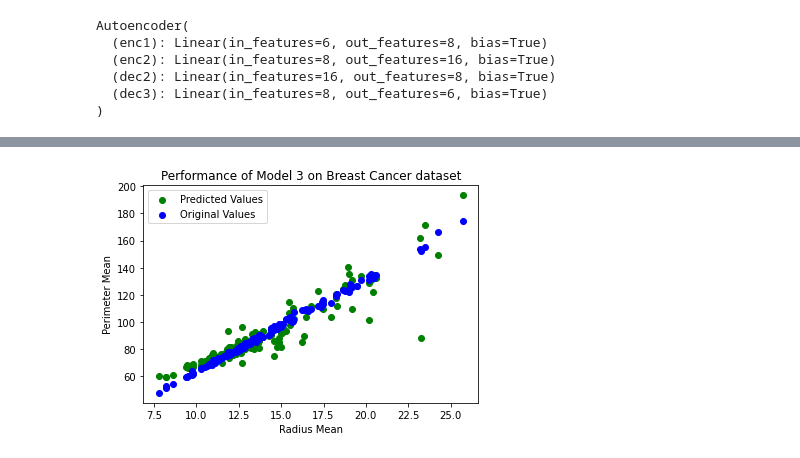
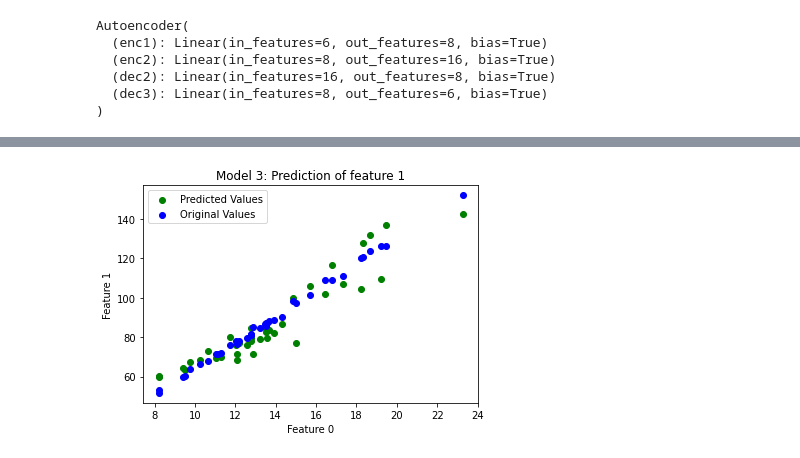
Before and after one commit to n-minhhai/DL-data-imputation, a Jupyter notebook: model3.ipynb, the cells around one changed output, grey strips where cells are left out. Drawn from its saved outputs; the diff is of its cells as text; code cells hidden in the pictures.

Commit message:
Updated graphs to have only imputed results for autoencoders

```diff
--- a/model3.ipynb
+++ b/model3.ipynb
@@ -263,8 +261,8 @@ torch.save(net, './model3')
 # The following section is for reconstructing a brand new dataset from an input dataset that has missing values.
 # This new dataset can be used in some classifiers to see if the accuracy changes.
 # %%
-my_model = torch.load('model3')
-my_model
+net = torch.load('model3')
+net
 # %% [output]
 Autoencoder(
   (enc1): Linear(in_features=6, out_features=8, bias=True)
@@ -273,7 +271,7 @@ Autoencoder(
   (dec3): Linear(in_features=8, out_features=6, bias=True)
 )
 # %%
-predicted_set = my_model(x_test.double())
+predicted_set = net(x_test.double())
 predicted_set = scaler.inverse_transform(predicted_set.detach().numpy())
 
 x_test_inverse = scaler.inverse_transform(x_test.detach().numpy())
@@ -293,10 +300,38 @@ for missing_data, full_data, predicted in zip(x_test, y_test_inverse, predicted_
+# %%
+feature_1 = []
+feature_2 = []
+feature_3 = []
+feature_4 = []
+feature_5 = []
+
+
+for missing_data, full_data, predicted in zip(x_test, y_test_inverse, predicted_set):
+    if NAN in missing_data:
+        for i in range(len(missing_data)):
+            if missing_data[i] == NAN:
+                if i == 1:
+                    feature_1.append([full_data[0].item(), full_data[i].item(), predicted[i].item()])
+                if i == 2:
+                    feature_2.append([full_data[0].item(), full_data[i].item(), predicted[i].item()])
+                if i == 3:
+                    feature_3.append([full_data[0].item(), full_data[i].item(), predicted[i].item()])
+                if i == 4:
+                    feature_4.append([full_data[0].item(), full_data[i].item(), predicted[i].item()])
+                if i == 5:
+                    feature_5.append([full_data[0].item(), full_data[i].item(), predicted[i].item()])
+# %%
+feature_1 = np.asarray(feature_1)
+feature_2 = np.asarray(feature_2)
+feature_3 = np.asarray(feature_3)
+feature_4 = np.asarray(feature_4)
+feature_5 = np.asarray(feature_5)
 # %%
-plt.scatter(y_test_inverse[:, 0], predicted_set[:, 1], color='green', label='Predicted Values')
-plt.scatter(y_test_inverse[:, 0], y_test_inverse[:, 1], color='blue', label='Original Values')
-plt.xlabel('Radius Mean')
-plt.ylabel('Perimeter Mean')
+plt.scatter(feature_1[:, 0], feature_1[:, 2], color='green', label='Predicted Values')
+plt.scatter(feature_1[:, 0], feature_1[:, 1], color='blue', label='Original Values')
+plt.xlabel('Feature 0')
+plt.ylabel('Feature 1')
 plt.legend()
-plt.title('Performance of Model 3 on Breast Cancer dataset')
+plt.title('Model 3: Prediction of feature 1')
 plt.show()
 # %% [output]
-[figure, old version]
+[figure, new version]
```
Also changed, not shown: parts of 12 cells of this notebook, 4 other files.
